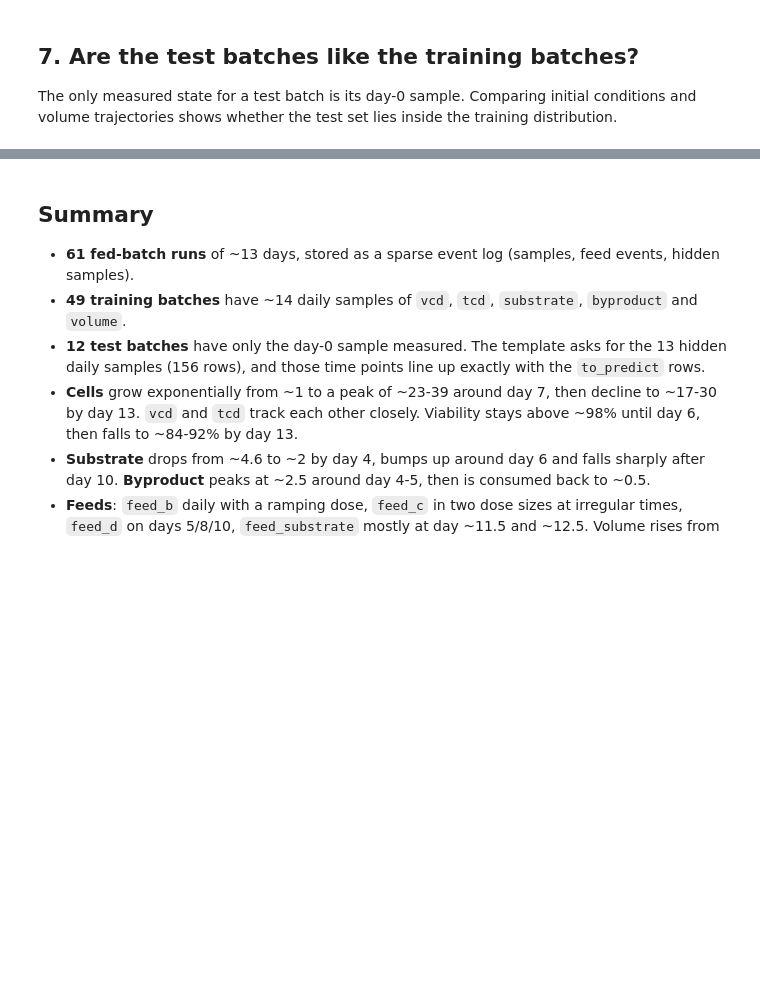
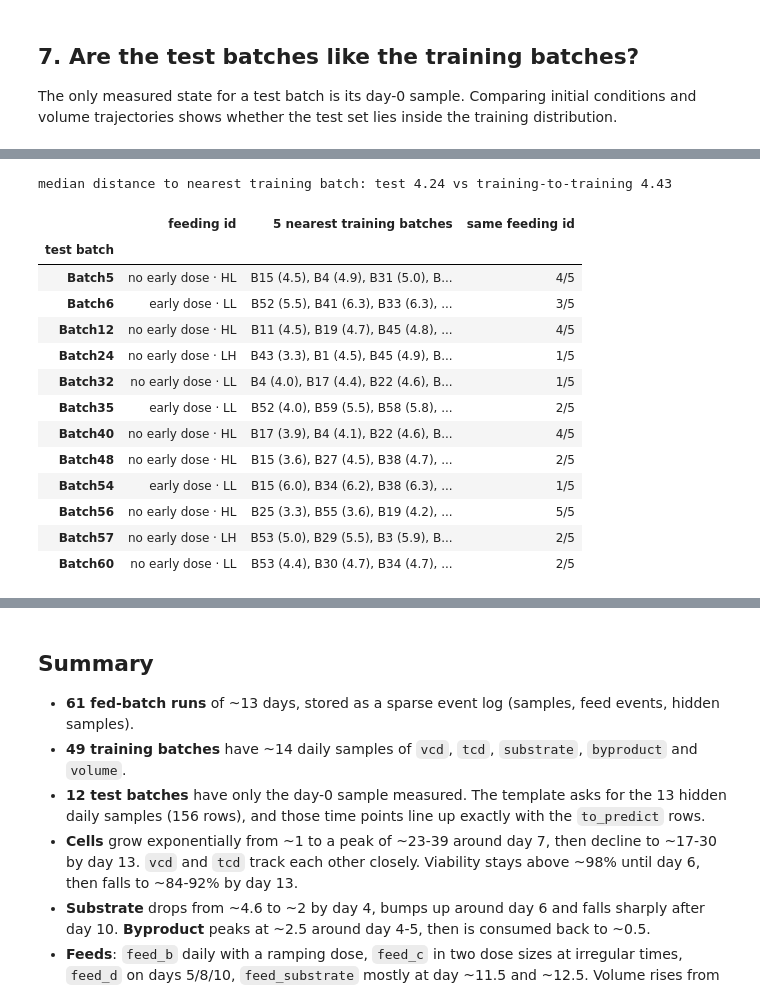
Before and after one commit to SwissDataScienceCenter/SDSC-STEM4Health-group01, a Jupyter notebook: testing/data_overview.ipynb, the cells around one changed output, grey strips where cells are left out. Drawn from its saved outputs; the diff is of its cells as text; code cells hidden in the pictures; blank space fills up the shorter version.

```diff
--- a/testing/data_overview.ipynb
+++ b/testing/data_overview.ipynb
@@ -585,0 +690,30 @@ plt.tight_layout(); plt.show()
+# %%
+Zall = Z["all features"]
+D = pd.DataFrame(cdist(Zall.loc[test_batches], Zall.loc[train_ids]), index=test_batches, columns=train_ids)
+Dtt = cdist(Zall.loc[train_ids], Zall.loc[train_ids]); np.fill_diagonal(Dtt, np.inf)
+
+rows = []
+for b in test_batches:
+    nn = D.loc[b].nsmallest(5)
+    rows.append({"test batch": b, "feeding id": fs.regimen[b],
+                 "5 nearest training batches": ", ".join(f"{n.replace('Batch', 'B')} ({d:.1f})" for n, d in nn.items()),
+                 "same feeding id": f"{(fs.regimen[nn.index] == fs.regimen[b]).sum()}/5"})
+print(f"median distance to nearest training batch: test {np.median(D.min(axis=1)):.2f} "
+      f"vs training-to-training {np.median(Dtt.min(axis=1)):.2f}")
+pd.DataFrame(rows).set_index("test batch")
+# %% [output]
+median distance to nearest training batch: test 4.24 vs training-to-training 4.43
+|  | feeding id | 5 nearest training batches | same feeding id |
+| test batch |  |  |  |
+| Batch5 | no early dose · HL | B15 (4.5), B4 (4.9), B31 (5.0), B... | 4/5 |
+| Batch6 | early dose · LL | B52 (5.5), B41 (6.3), B33 (6.3), ... | 3/5 |
+| Batch12 | no early dose · HL | B11 (4.5), B19 (4.7), B45 (4.8), ... | 4/5 |
+| Batch24 | no early dose · LH | B43 (3.3), B1 (4.5), B45 (4.9), B... | 1/5 |
+| Batch32 | no early dose · LL | B4 (4.0), B17 (4.4), B22 (4.6), B... | 1/5 |
+| Batch35 | early dose · LL | B52 (4.0), B59 (5.5), B58 (5.8), ... | 2/5 |
+| Batch40 | no early dose · HL | B17 (3.9), B4 (4.1), B22 (4.6), B... | 4/5 |
+| Batch48 | no early dose · HL | B15 (3.6), B27 (4.5), B38 (4.7), ... | 2/5 |
+| Batch54 | early dose · LL | B15 (6.0), B34 (6.2), B38 (6.3), ... | 1/5 |
+| Batch56 | no early dose · HL | B25 (3.3), B55 (3.6), B19 (4.2), ... | 5/5 |
+| Batch57 | no early dose · LH | B53 (5.0), B29 (5.5), B3 (5.9), B... | 2/5 |
+| Batch60 | no early dose · LL | B53 (4.4), B30 (4.7), B34 (4.7), ... | 2/5 |
```
Also changed, not shown: parts of 5 cells of this notebook, 4 other files.
